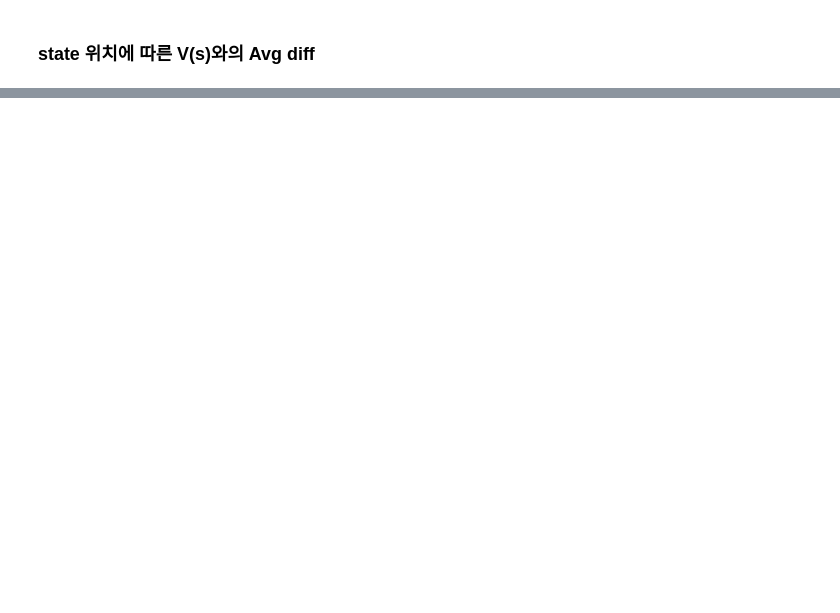
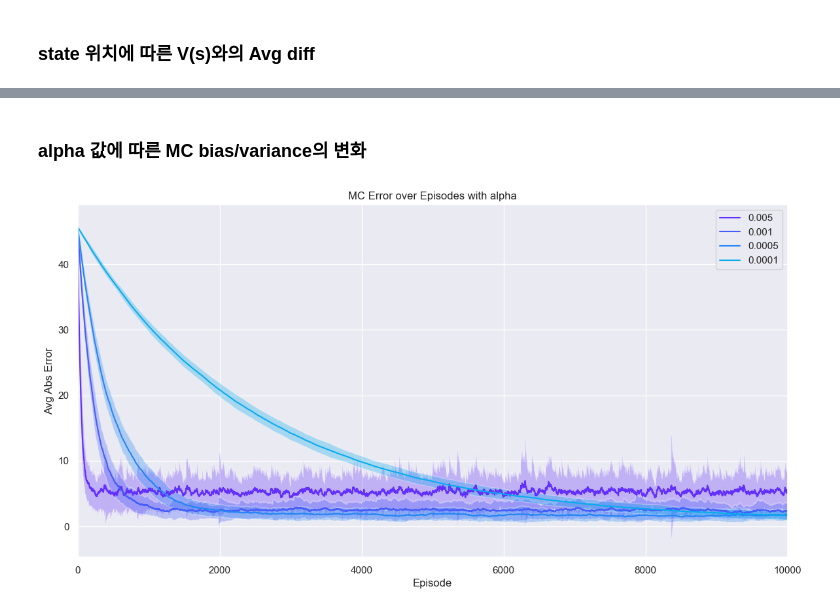
Before and after one commit to webb-c/OSSP2, a Jupyter notebook: analysis.ipynb, the cells around one changed output, grey strips where cells are left out. Saved outputs shown, nothing was run; the diff lists cells and outputs as text; code cells hidden in the pictures; blank space fills up the shorter version.

```diff
--- a/analysis.ipynb
+++ b/analysis.ipynb
@@ -238,0 +297,25 @@ plt.show()
+# %% [markdown]
+### alpha 값에 따른 MC bias/variance의 변화
+# %%
+plt.figure(figsize=(14, 7))
+
+sns.lineplot(data=MC_avg, label='0.005')
+sns.lineplot(data=MC001_avg, label='0.001')
+sns.lineplot(data=MC0005_avg, label='0.0005')
+sns.lineplot(data=MC0001_avg, label='0.0001')
+
+plt.fill_between(range(len(MC_avg+MC_std)), MC_avg-MC_std, MC_avg+MC_std, alpha=0.3)
+plt.fill_between(range(len(MC001_avg+MC001_std)), MC001_avg-MC001_std, MC001_avg+MC001_std, alpha=0.3)
+plt.fill_between(range(len(MC0005_avg+MC0005_std)), MC0005_avg-MC0005_std, MC0005_avg+MC0005_std, alpha=0.3)
+plt.fill_between(range(len(MC0001_avg+MC0001_std)), MC0001_avg-MC0001_std, MC0001_avg+MC0001_std, alpha=0.3)
+
+plt.xlim(0, 10000)
+plt.title('MC Error over Episodes with alpha')
+plt.xlabel('Episode')
+plt.ylabel('Avg Abs Error')
+plt.legend()
+
+plt.show()
+# plt.savefig(fig_dir+'fig4', dpi=300, bbox_inches='tight')
+# %% [output]
+[figure, added]
```
Also changed, not shown: parts of 10 cells of this notebook, 10 other files.
